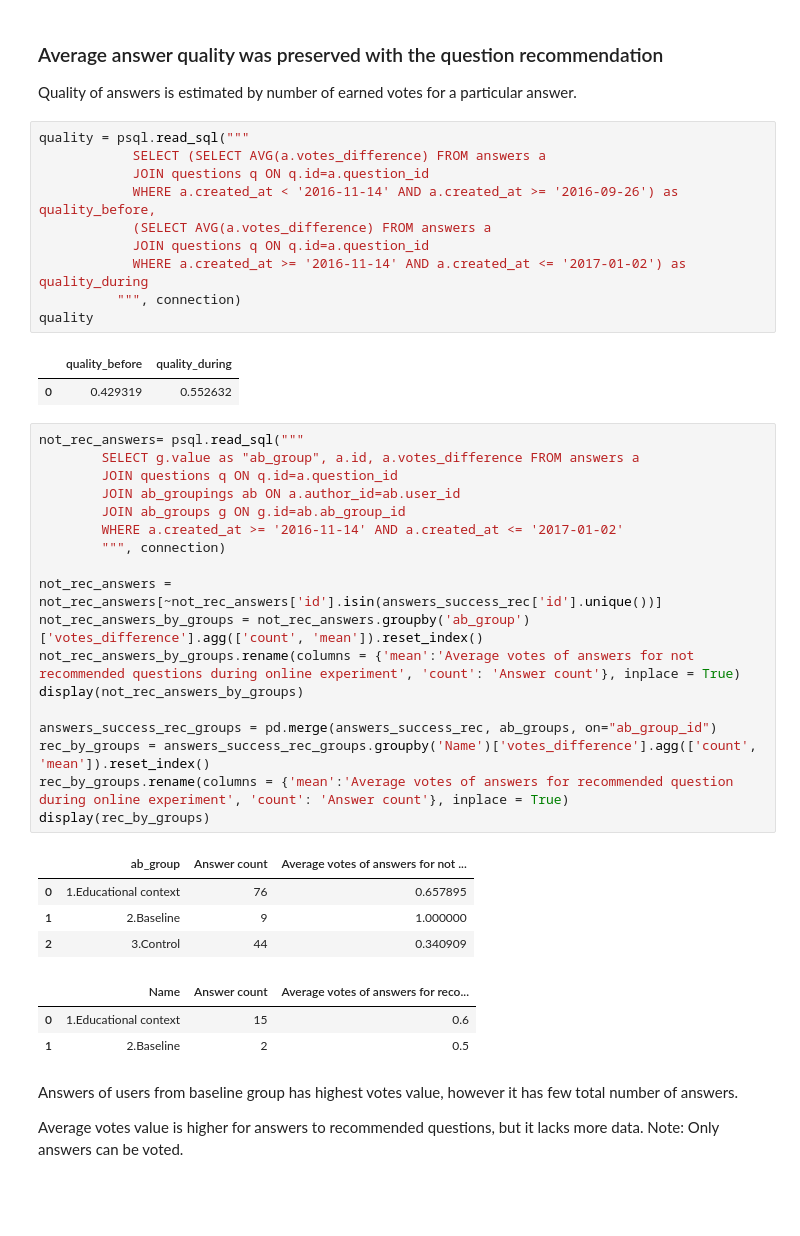
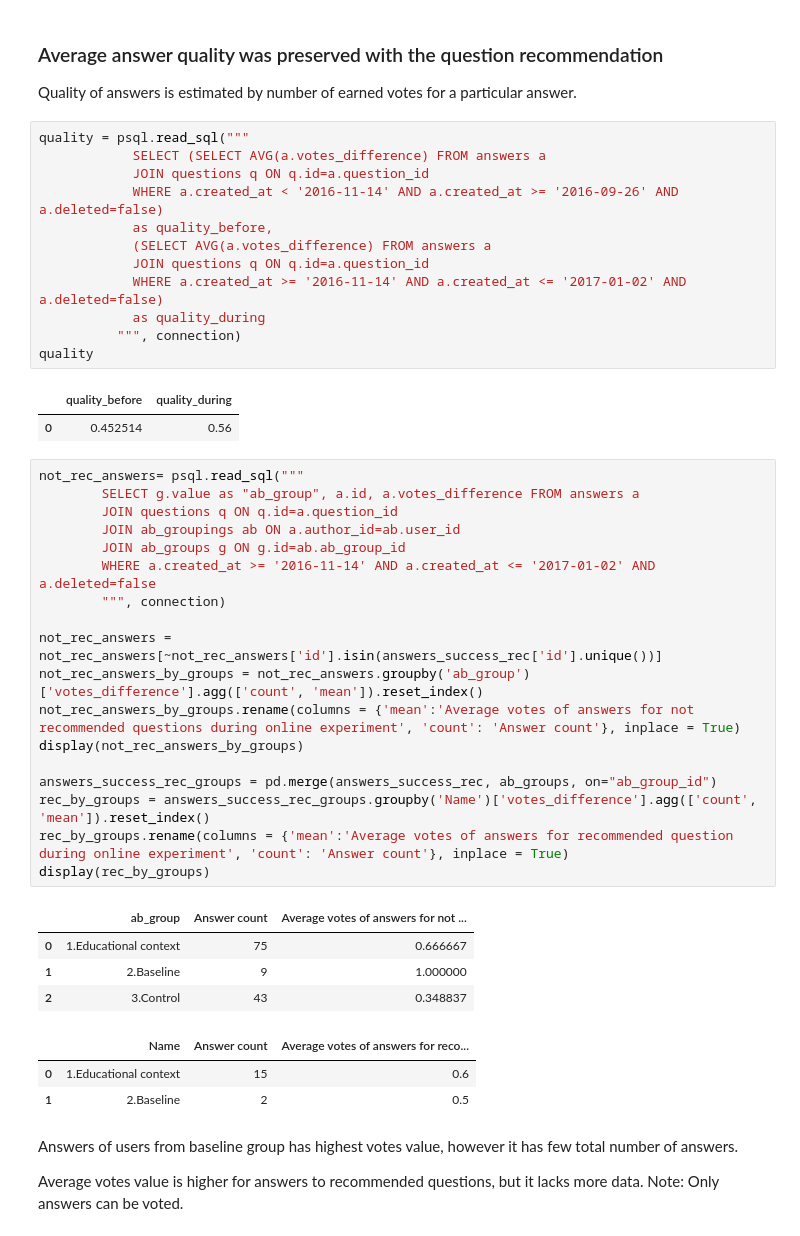
Before and after one commit to dmacjam/dp-analysis-evaluation, a Jupyter notebook: Online Evaluation.ipynb, the cells around one changed output. Drawn from its saved outputs; the diff is of its cells as text; blank space fills up the shorter version.

Commit message:
Fix deleted flag.

```diff
--- a/Online Evaluation.ipynb
+++ b/Online Evaluation.ipynb
@@ -907,38 +909,40 @@ Quality of answers is estimated by number of earned votes for a particular answe
 quality = psql.read_sql("""
             SELECT (SELECT AVG(a.votes_difference) FROM answers a
             JOIN questions q ON q.id=a.question_id
-            WHERE a.created_at < '2016-11-14' AND a.created_at >= '2016-09-26') as quality_before,
+            WHERE a.created_at < '2016-11-14' AND a.created_at >= '2016-09-26' AND a.deleted=false)
+            as quality_before,
             (SELECT AVG(a.votes_difference) FROM answers a
             JOIN questions q ON q.id=a.question_id
-            WHERE a.created_at >= '2016-11-14' AND a.created_at <= '2017-01-02') as quality_during
+            WHERE a.created_at >= '2016-11-14' AND a.created_at <= '2017-01-02' AND a.deleted=false)
+            as quality_during
           """, connection)
 quality
 # %% [output]
 |  | quality_before | quality_during |
-| 0 | 0.429319 | 0.552632 |
+| 0 | 0.452514 | 0.56 |
 # %%
 not_rec_answers= psql.read_sql("""
         SELECT g.value as "ab_group", a.id, a.votes_difference FROM answers a
         JOIN questions q ON q.id=a.question_id
         JOIN ab_groupings ab ON a.author_id=ab.user_id
         JOIN ab_groups g ON g.id=ab.ab_group_id
-        WHERE a.created_at >= '2016-11-14' AND a.created_at <= '2017-01-02'
+        WHERE a.created_at >= '2016-11-14' AND a.created_at <= '2017-01-02' AND a.deleted=false
         """, connection)
 
 not_rec_answers = not_rec_answers[~not_rec_answers['id'].isin(answers_success_rec['id'].unique())]
 not_rec_answers_by_groups = not_rec_answers.groupby('ab_group')['votes_difference'].agg(['count', 'mean']).reset_index()
 not_rec_answers_by_groups.rename(columns = {'mean':'Average votes of answers for not recommended questions during online experiment', 'count': 'Answer count'}, inplace = True)
 display(not_rec_answers_by_groups)
 
 answers_success_rec_groups = pd.merge(answers_success_rec, ab_groups, on="ab_group_id")
 rec_by_groups = answers_success_rec_groups.groupby('Name')['votes_difference'].agg(['count', 'mean']).reset_index()
 rec_by_groups.rename(columns = {'mean':'Average votes of answers for recommended question during online experiment', 'count': 'Answer count'}, inplace = True)
 display(rec_by_groups)
 # %% [output]
 |  | ab_group | Answer count | Average votes of answers for not ... |
-| 0 | 1.Educational context | 76 | 0.657895 |
+| 0 | 1.Educational context | 75 | 0.666667 |
 | 1 | 2.Baseline | 9 | 1.000000 |
-| 2 | 3.Control | 44 | 0.340909 |
+| 2 | 3.Control | 43 | 0.348837 |
 |  | Name | Answer count | Average votes of answers for reco... |
 | 0 | 1.Educational context | 15 | 0.6 |
 | 1 | 2.Baseline | 2 | 0.5 |
```
Also changed, not shown: parts of 6 cells of this notebook.
